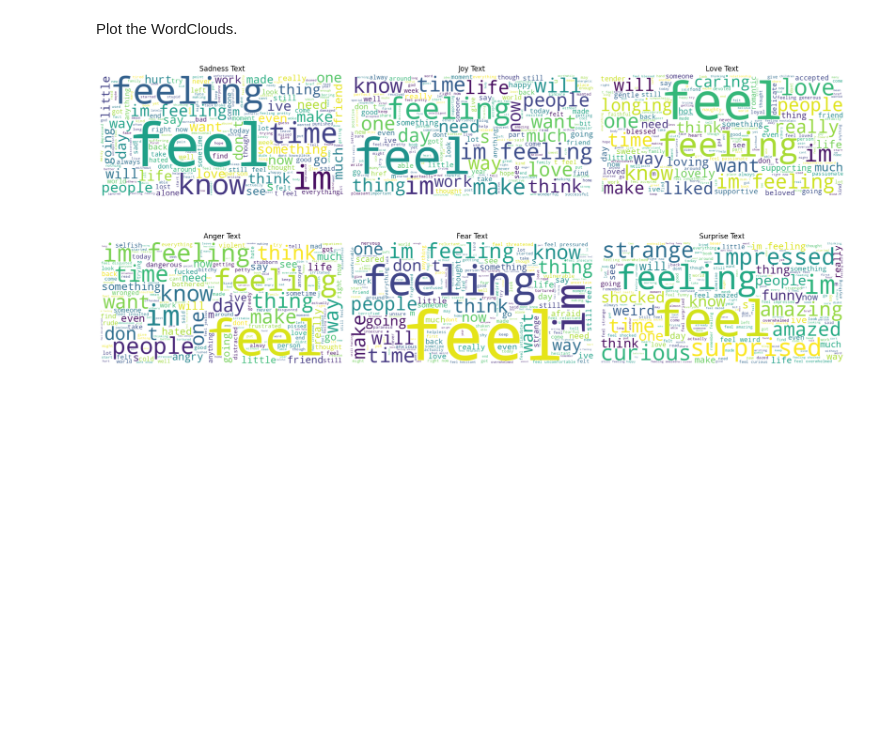
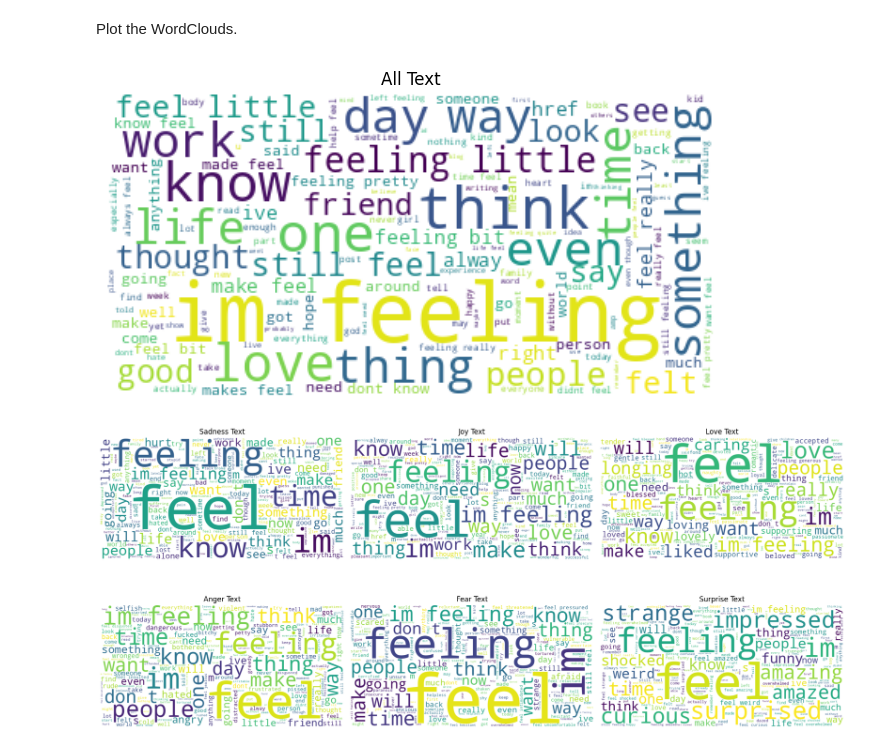
Before and after one commit to johnpospisil/emotion-classification-of-tweets, a Jupyter notebook: emotion-classification-of-tweets.ipynb, the cells around one changed output. Drawn from its saved outputs; the diff is of its cells as text; code cells hidden in the pictures; blank space fills up the shorter version.

Commit message:
Add a wordcloud for all text.

```diff
--- a/emotion-classification-of-tweets.ipynb
+++ b/emotion-classification-of-tweets.ipynb
@@ -88,6 +88,7 @@ df_surprise = label_df[label_df['Label']=='Surprise']
 # %% [markdown]
 Combine test from different emotions.
 # %%
+combined_all_text = ' '.join(df['Text'])
 combined_sadness_text = ' '.join(df_sadness['Text'])
 combined_joy_text = ' '.join(df_joy['Text'])
 combined_love_text = ' '.join(df_love['Text'])
@@ -97,6 +98,7 @@ combined_surprise_text = ' '.join(df_surprise['Text'])
 # %% [markdown]
 Create WordClouds.
 # %%
+all_wordcloud = WordCloud(background_color='white').generate(combined_all_text)
 sadness_wordcloud = WordCloud(width=800, height=400, background_color='white').generate(combined_sadness_text)
 joy_wordcloud = WordCloud(width=800, height=400, background_color='white').generate(combined_joy_text)
 love_wordcloud = WordCloud(width=800, height=400, background_color='white').generate(combined_love_text)
@@ -105,6 +107,15 @@ fear_wordcloud = WordCloud(width=800, height=400, background_color='white').gene
 surprise_wordcloud = WordCloud(width=800, height=400, background_color='white').generate(combined_surprise_text)
 # %% [markdown]
 Plot the WordClouds.
+# %%
+plt.imshow(all_wordcloud, interpolation='bilinear')
+plt.title('All Text')
+plt.axis('off')
+
+plt.tight_layout()
+plt.show()
+# %% [output]
+[figure, added]
 # %%
 plt.figure(figsize=(18, 9))
 
```
